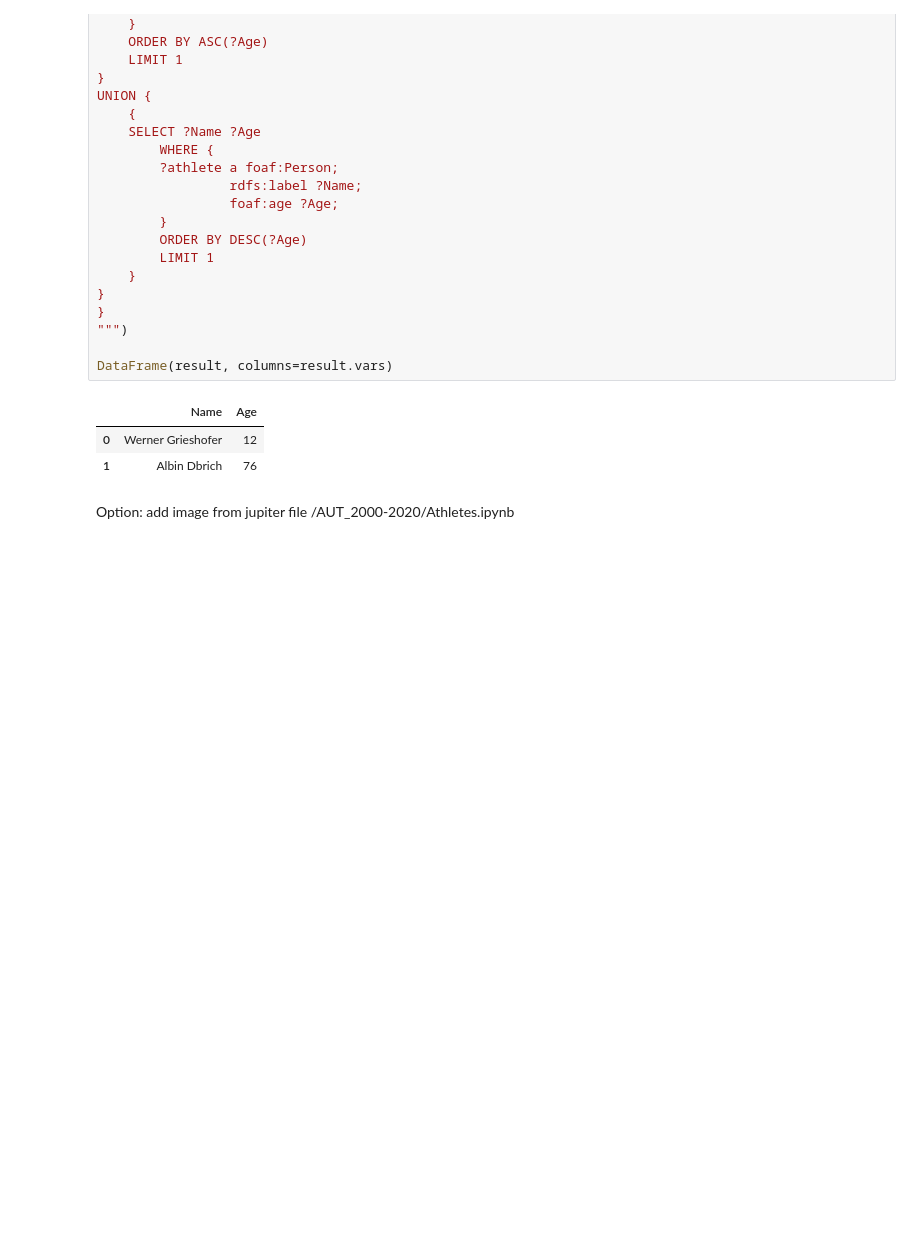
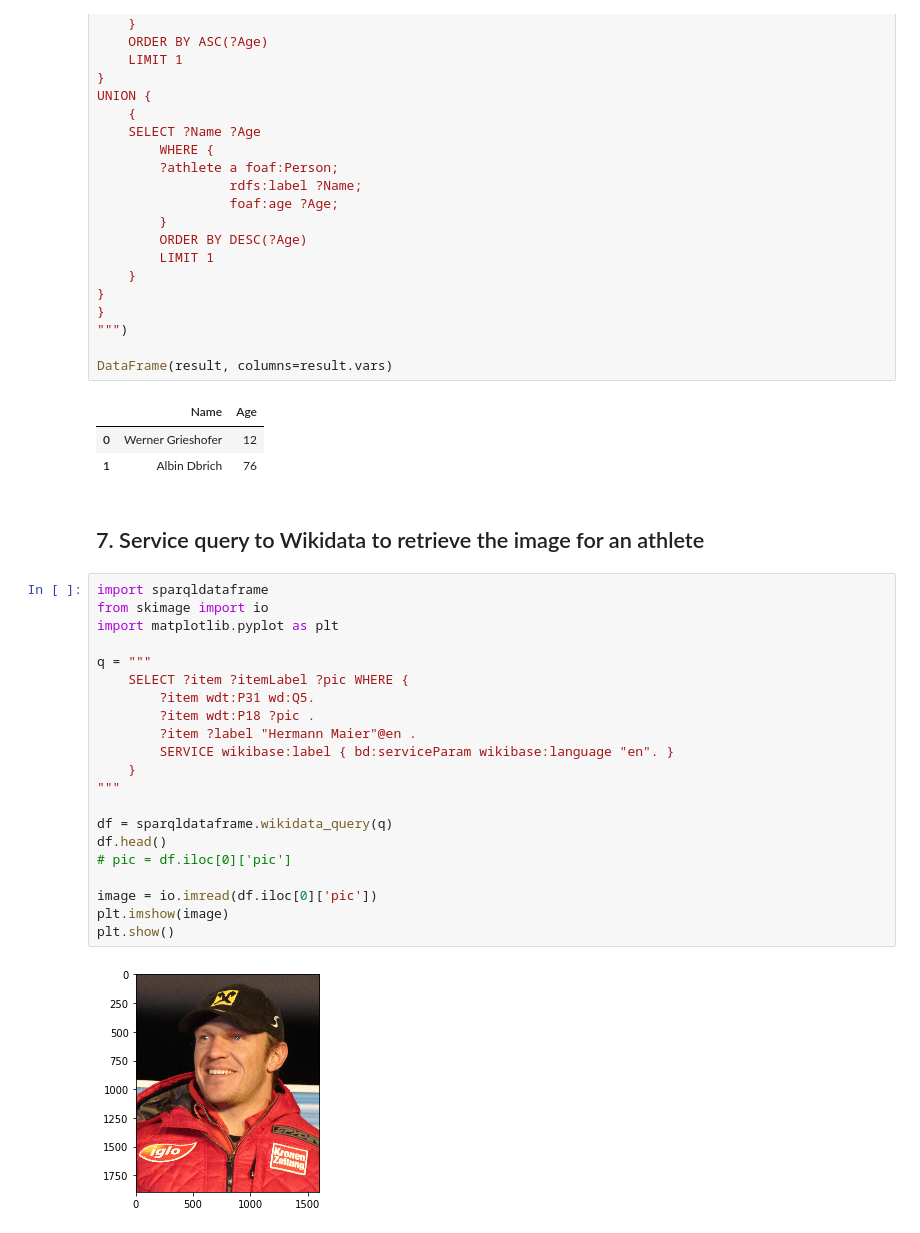
Before and after one commit to gunharth/120-years-of-Olympic-history, a Jupyter notebook: 01_Athletes.ipynb, the cells around one changed output. Cells and saved outputs as stored; diff of their text form; blank space fills up the shorter version.

Commit message:
add athlete image query

```diff
--- a/01_Athletes.ipynb
+++ b/01_Athletes.ipynb
@@ -232,5 +234,28 @@ DataFrame(result, columns=result.vars)
 |  | Name | Age |
 | 0 | Werner Grieshofer | 12 |
 | 1 | Albin Dbrich | 76 |
-# %% [markdown]
-Option: add image from jupiter file /AUT_2000-2020/Athletes.ipynb
+# %% [markdown]
+## 7. Service query to Wikidata to retrieve the image for an athlete
+# %%
+import sparqldataframe
+from skimage import io
+import matplotlib.pyplot as plt
+
+q = """
+    SELECT ?item ?itemLabel ?pic WHERE {
+        ?item wdt:P31 wd:Q5.
+        ?item wdt:P18 ?pic .
+        ?item ?label "Hermann Maier"@en .
+        SERVICE wikibase:label { bd:serviceParam wikibase:language "en". }
+    }
+"""
+
+df = sparqldataframe.wikidata_query(q)
+df.head()
+# pic = df.iloc[0]['pic']
+
+image = io.imread(df.iloc[0]['pic'])
+plt.imshow(image)
+plt.show()
+# %% [output]
+[figure, added]
```
Also changed, not shown: parts of 4 cells of this notebook.
